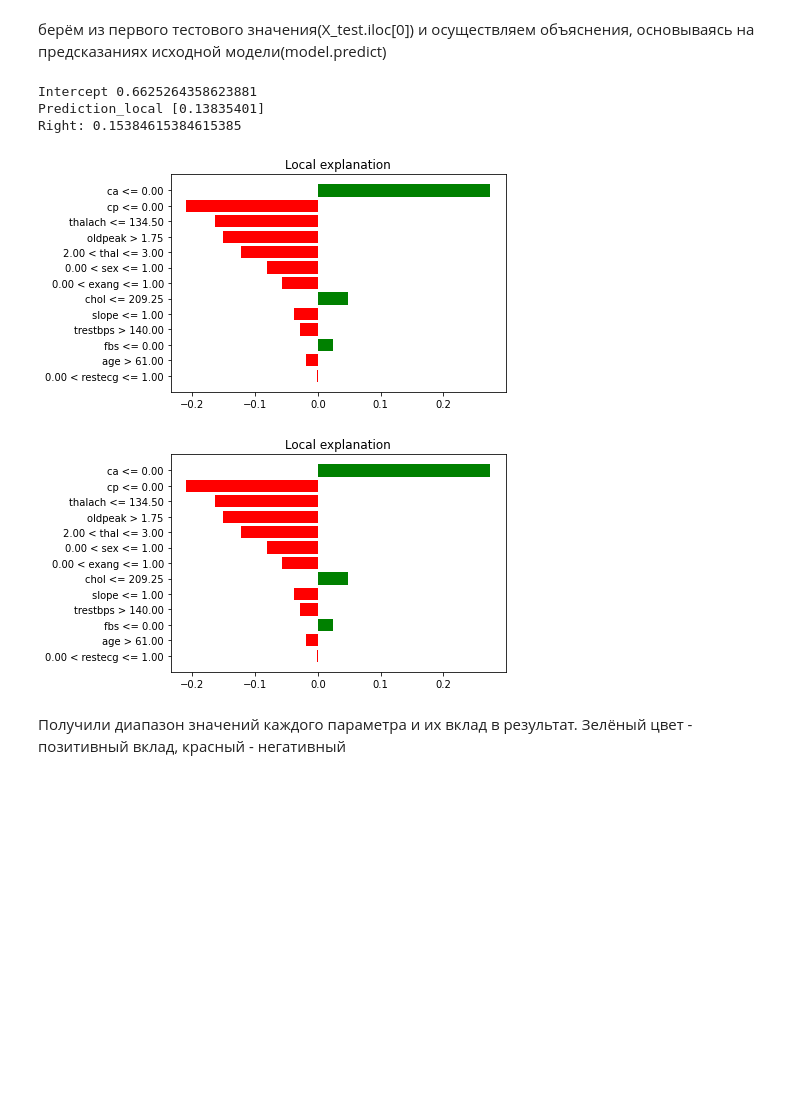
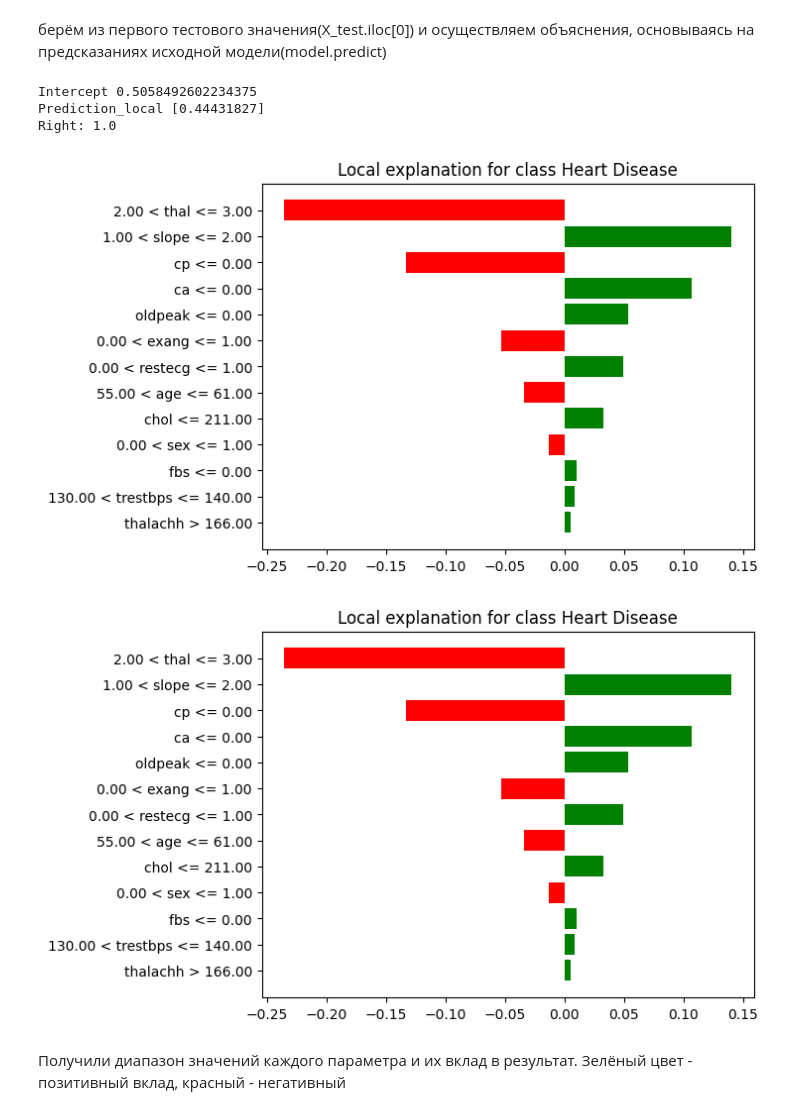
Before and after one commit to Npudov/XAIWithLime, a Jupyter notebook: Predict heart attacks (Regression).ipynb, the cells around one changed output. Cells and saved outputs as stored; diff of their text form; code cells hidden in the pictures; blank space fills up the shorter version.

```diff
--- a/Predict heart attacks (Regression).ipynb
+++ b/Predict heart attacks (Regression).ipynb
@@ -8,14 +8,15 @@ import matplotlib.pyplot as plt
 df = pd.read_csv('heart.csv', sep = ',') # Load the data
 from sklearn.model_selection import train_test_split
 from sklearn import preprocessing
-from sklearn.ensemble import RandomForestRegressor
+from sklearn.ensemble import RandomForestClassifier, RandomForestRegressor
 # The target variable is 'target'.
-Y = df['target']
-X =  df[['age', 'sex', 'cp', 'trestbps','chol', 'fbs', 'restecg', 'thalach', 'exang', 'oldpeak', 'slope', 'ca', 'thal']]
+Y = df.iloc[:, -1]
+X =  df.iloc[:, :-1]
 X_featurenames = X.columns
 # Split the data into train and test data:
 X_train, X_test, Y_train, Y_test = train_test_split(X, Y, test_size = 0.2)
 # Build the model with the random forest regression algorithm:
-model = RandomForestRegressor(random_state=0, n_estimators=13)
+#model = RandomForestRegressor(random_state=0, n_estimators=13)
+model = RandomForestClassifier(random_state=0, n_estimators=13)
 model.fit(X_train, Y_train)
 # %% [output]
@@ -82,22 +134,22 @@ import lime.lime_tabular
 
 explainer = lime.lime_tabular.LimeTabularExplainer(np.array(X_train),
                     feature_names=X_featurenames,
-                    class_names=['target'],
+                    class_names=['No Heart Disease', 'Heart Disease'],
                     # categorical_features=,
                     # There is no categorical features in this example, otherwise specify them.
-                    verbose=True, mode='regression')
+                    verbose=True, mode='classification')
 # %% [markdown]
 берём из первого тестового значения(X_test.iloc[0]) и осуществляем объяснения, основываясь на предсказаниях исходной модели(model.predict)
 # %%
 exp = explainer.explain_instance(X_test.iloc[0],
-     model.predict, num_features=13)
+     model.predict_proba, num_features=13)
 exp.as_pyplot_figure()
 # %% [output]
-Intercept 0.6625264358623881
-Prediction_local [0.13835401]
-Right: 0.15384615384615385
+Intercept 0.5058492602234375
+Prediction_local [0.44431827]
+Right: 1.0
-[figure, old version]
+[figure, new version]
-[figure, old version]
+[figure, new version]
 # %% [markdown]
 Получили диапазон значений каждого параметра и их вклад в результат. Зелёный цвет - позитивный вклад, красный - негативный
 # %%
```
Also changed, not shown: parts of 12 cells of this notebook.
